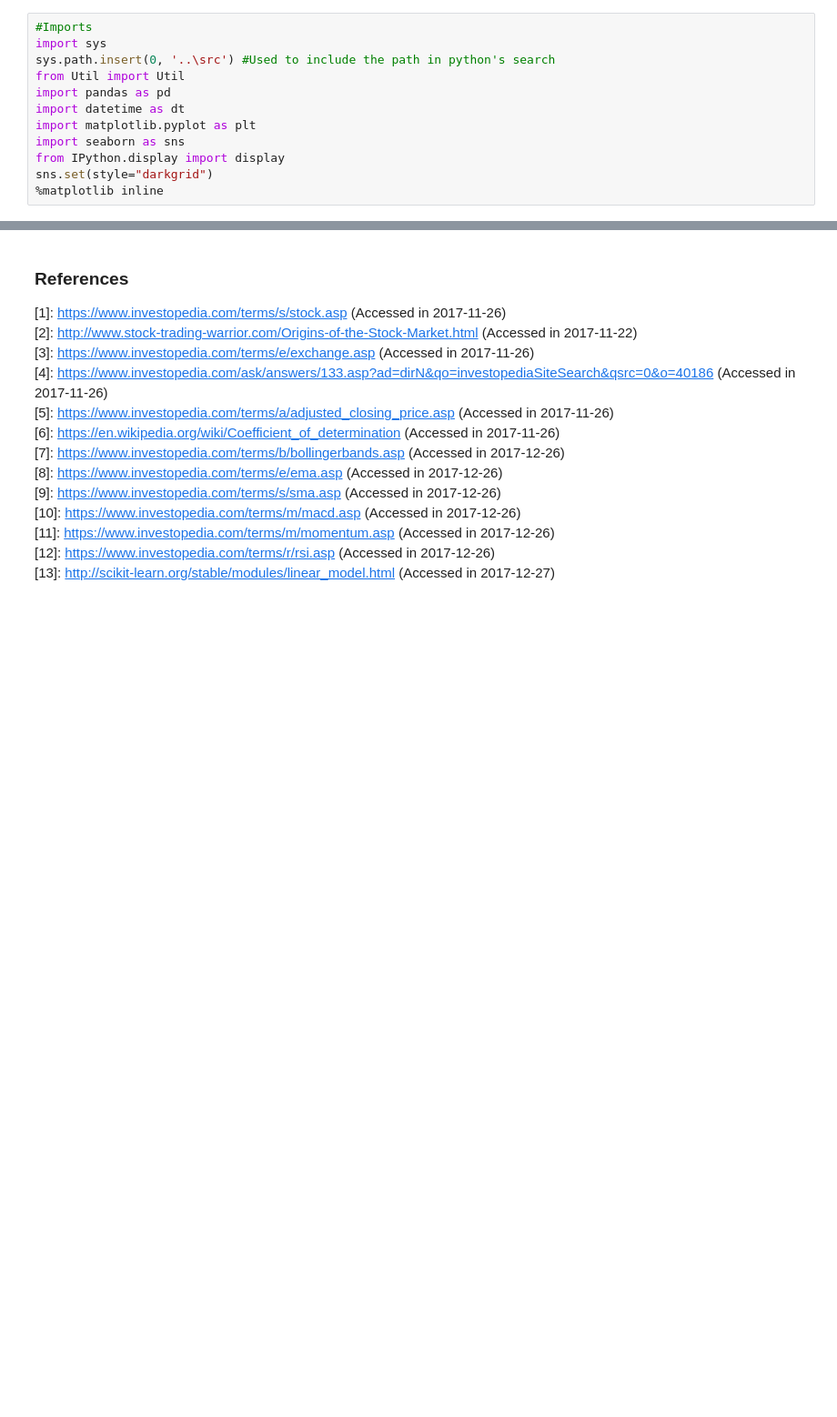
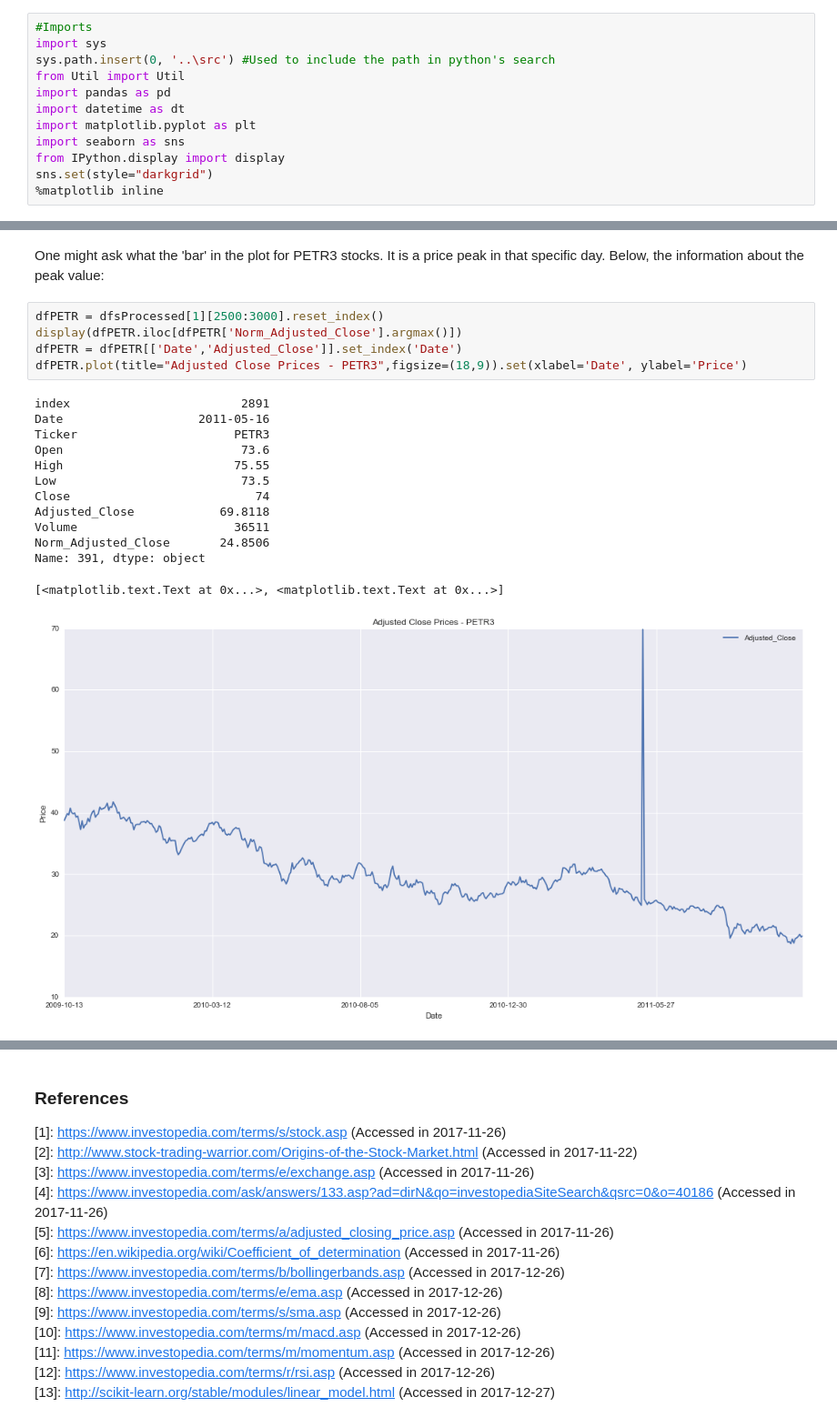
Before and after one commit to gabriel301/MLNanodregree, a Jupyter notebook: projects/capstone/CapstoneProject/Report/Capstone Report.ipynb, the cells around one changed output, grey strips where cells are left out. Shown at 91% size. Cells and saved outputs as stored; diff of their text form; blank space fills up the shorter version.

```diff
--- a/projects/capstone/CapstoneProject/Report/Capstone Report.ipynb
+++ b/projects/capstone/CapstoneProject/Report/Capstone Report.ipynb
@@ -288,0 +400,21 @@ One more step is to tune the model in order to find the best parameters for each
+# %% [markdown]
+<p> One might ask what the 'bar' in the plot for PETR3 stocks. It is a price peak in that specific day. Below, the information about the peak value:
+# %%
+dfPETR = dfsProcessed[1][2500:3000].reset_index()
+display(dfPETR.iloc[dfPETR['Norm_Adjusted_Close'].argmax()])
+dfPETR = dfPETR[['Date','Adjusted_Close']].set_index('Date')
+dfPETR.plot(title="Adjusted Close Prices - PETR3",figsize=(18,9)).set(xlabel='Date', ylabel='Price')
+# %% [output]
+index                        2891
+Date                   2011-05-16
+Ticker                      PETR3
+Open                         73.6
+High                        75.55
+Low                          73.5
+Close                          74
+Adjusted_Close            69.8118
+Volume                      36511
+Norm_Adjusted_Close       24.8506
+Name: 391, dtype: object
+[<matplotlib.text.Text at 0x...>, <matplotlib.text.Text at 0x...>]
+[figure, added]
```
Also changed, not shown: parts of 17 cells of this notebook.
